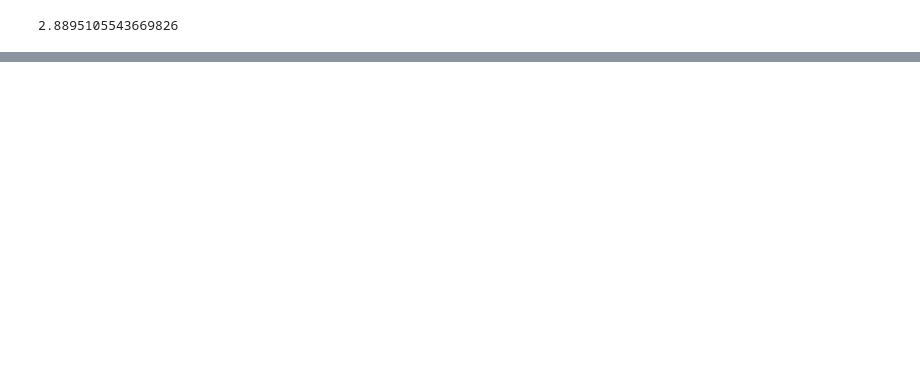
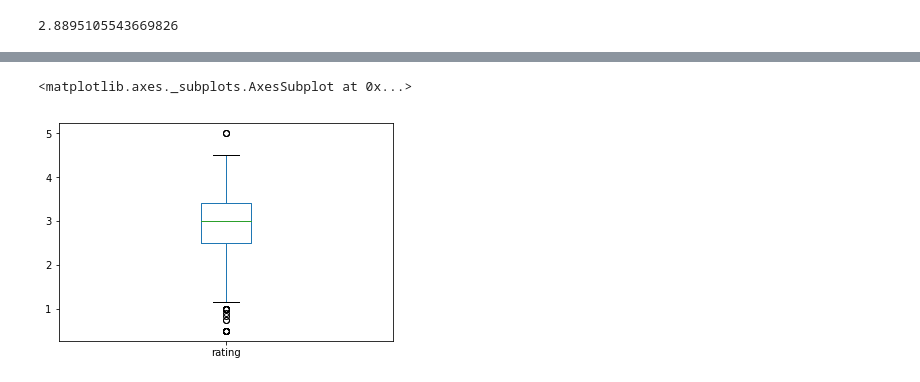
Before and after one commit to sgrosu/sandiego, a Jupyter notebook: movie_project.ipynb, the cells around one changed output, grey strips where cells are left out. Cells and saved outputs as stored; diff of their text form; code cells hidden in the pictures; blank space fills up the shorter version.

```diff
--- a/movie_project.ipynb
+++ b/movie_project.ipynb
@@ -174,0 +327,5 @@ scifi.rating.mean()
+# %%
+scifi.rating.plot(kind='box')
+# %% [output]
+<matplotlib.axes._subplots.AxesSubplot at 0x...>
+[figure, added]
```
Also changed, not shown: parts of 48 cells of this notebook.
